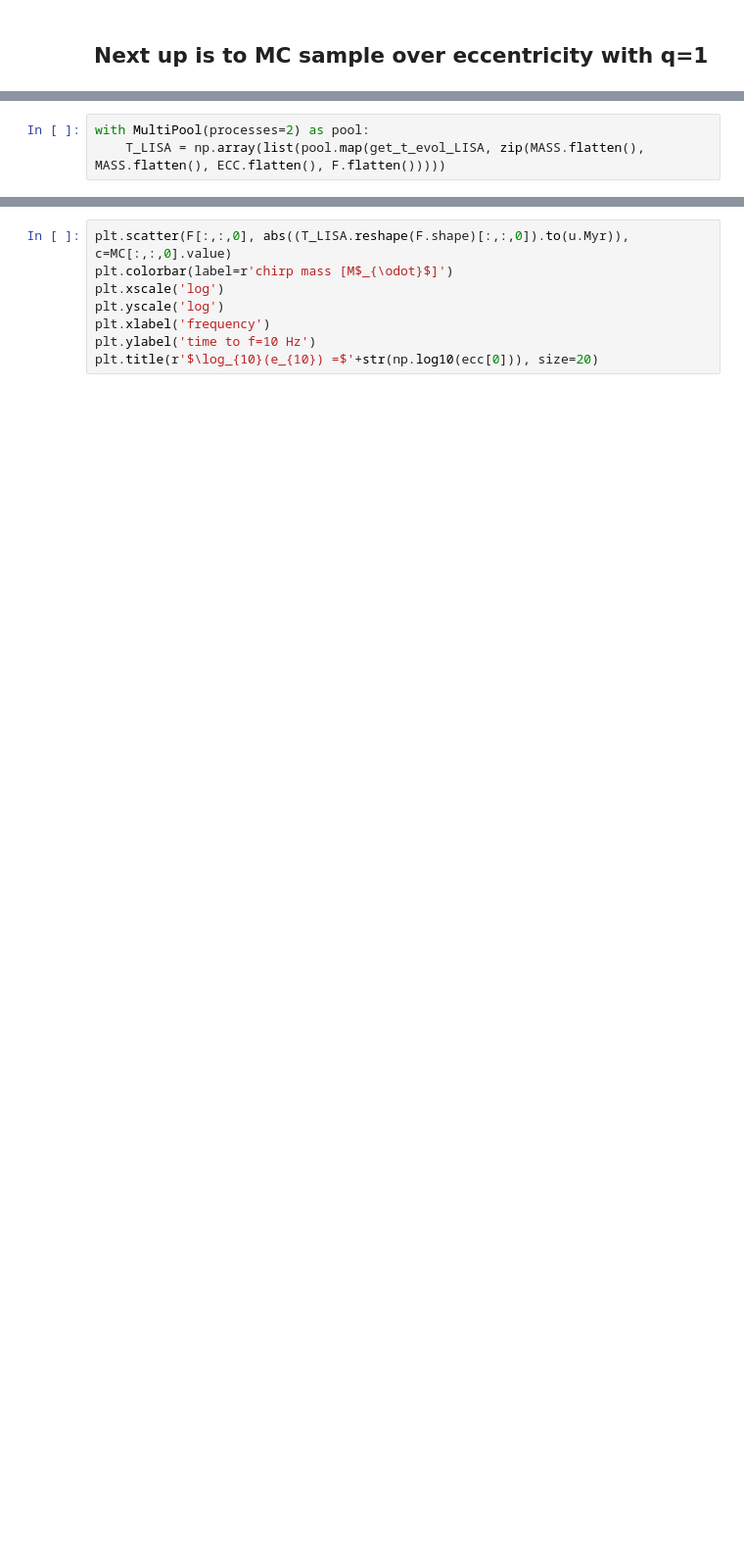
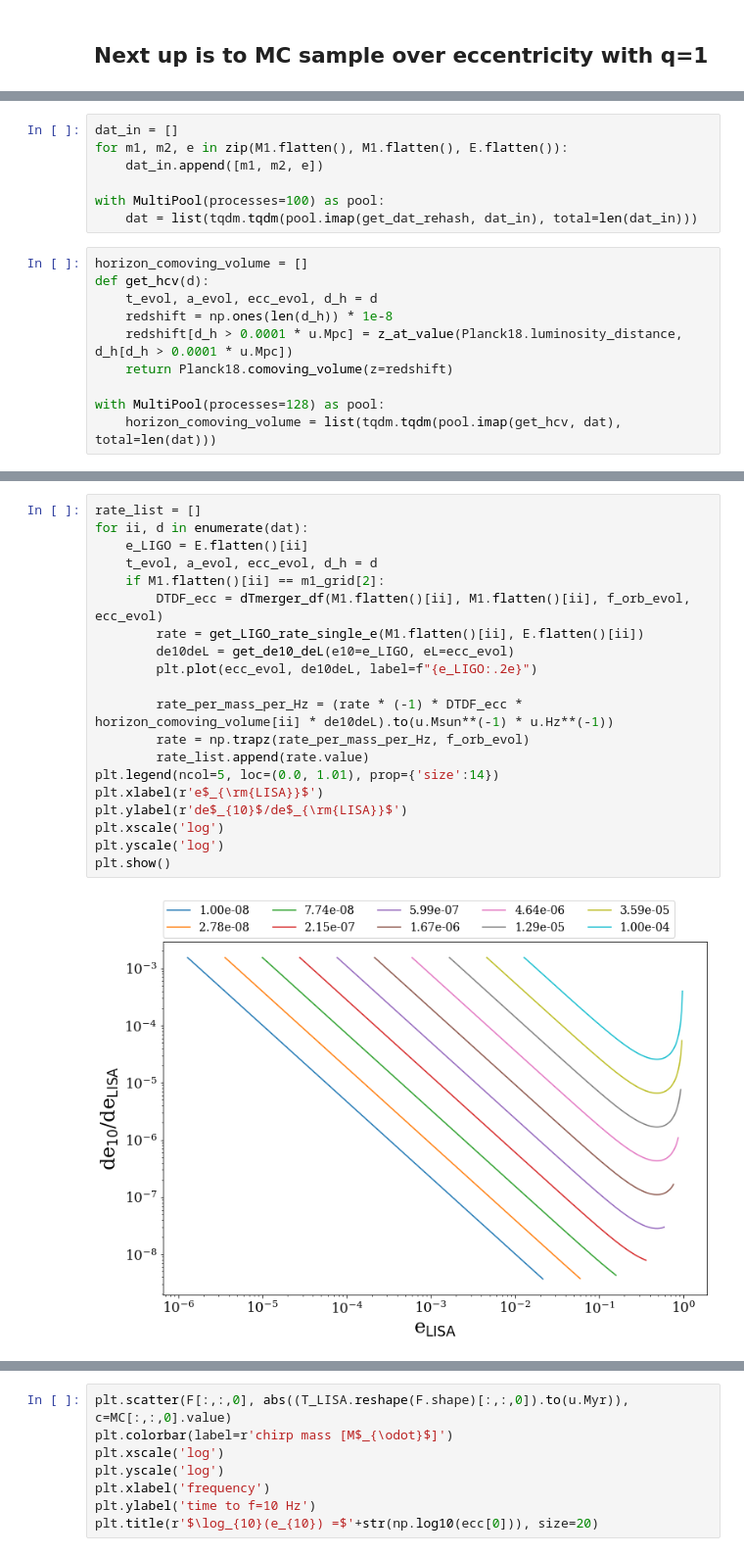
Before and after one commit to katiebreivik/eccentric-catastrophe, a Jupyter notebook: src/scripts/monte_carlo_sample.ipynb, the cells around one changed output, grey strips where cells are left out. Shown: that part at 98% size. Saved outputs shown, nothing was run; the diff lists cells and outputs as text; blank space fills up the shorter version.

```diff
--- a/src/scripts/monte_carlo_sample.ipynb
+++ b/src/scripts/monte_carlo_sample.ipynb
@@ -229,3 +259,0 @@ print(F.flatten().min())
-# %%
-with MultiPool(processes=2) as pool:
-    T_LISA = np.array(list(pool.map(get_t_evol_LISA, zip(MASS.flatten(), MASS.flatten(), ECC.flatten(), F.flatten()))))
@@ -241,0 +318,17 @@ e_evol = e_evol.reshape((len(masses), len(f), len(ecc), 2))[:,:,:,1]
+# %%
+dat_in = []
+for m1, m2, e in zip(M1.flatten(), M1.flatten(), E.flatten()):
+    dat_in.append([m1, m2, e])
+
+with MultiPool(processes=100) as pool:
+    dat = list(tqdm.tqdm(pool.imap(get_dat_rehash, dat_in), total=len(dat_in)))
+# %%
+horizon_comoving_volume = []
+def get_hcv(d):
+    t_evol, a_evol, ecc_evol, d_h = d
+    redshift = np.ones(len(d_h)) * 1e-8
+    redshift[d_h > 0.0001 * u.Mpc] = z_at_value(Planck18.luminosity_distance, d_h[d_h > 0.0001 * u.Mpc])
+    return Planck18.comoving_volume(z=redshift)
+
+with MultiPool(processes=128) as pool:
+    horizon_comoving_volume = list(tqdm.tqdm(pool.imap(get_hcv, dat), total=len(dat)))
@@ -241,0 +341,22 @@ e_evol = e_evol.reshape((len(masses), len(f), len(ecc), 2))[:,:,:,1]
+# %%
+rate_list = []
+for ii, d in enumerate(dat):
+    e_LIGO = E.flatten()[ii]
+    t_evol, a_evol, ecc_evol, d_h = d
+    if M1.flatten()[ii] == m1_grid[2]:
+        DTDF_ecc = dTmerger_df(M1.flatten()[ii], M1.flatten()[ii], f_orb_evol, ecc_evol)
+        rate = get_LIGO_rate_single_e(M1.flatten()[ii], E.flatten()[ii])
+        de10deL = get_de10_deL(e10=e_LIGO, eL=ecc_evol)
+        plt.plot(ecc_evol, de10deL, label=f"{e_LIGO:.2e}")
+
+        rate_per_mass_per_Hz = (rate * (-1) * DTDF_ecc * horizon_comoving_volume[ii] * de10deL).to(u.Msun**(-1) * u.Hz**(-1))
+        rate = np.trapz(rate_per_mass_per_Hz, f_orb_evol)
+        rate_list.append(rate.value)
+plt.legend(ncol=5, loc=(0.0, 1.01), prop={'size':14})
+plt.xlabel(r'e$_{\rm{LISA}}$')
+plt.ylabel(r'de$_{10}$/de$_{\rm{LISA}}$')
+plt.xscale('log')
+plt.yscale('log')
+plt.show()
+# %% [output]
+[figure, added]
```
Also changed, not shown: parts of 77 cells of this notebook, 4 other files.
